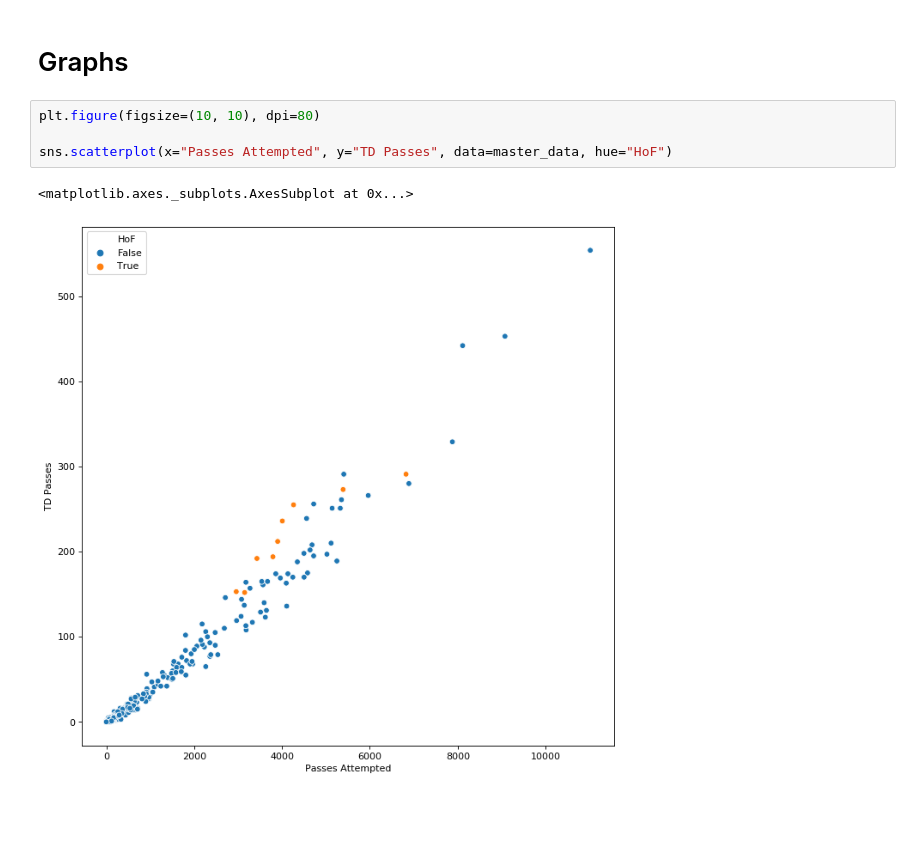
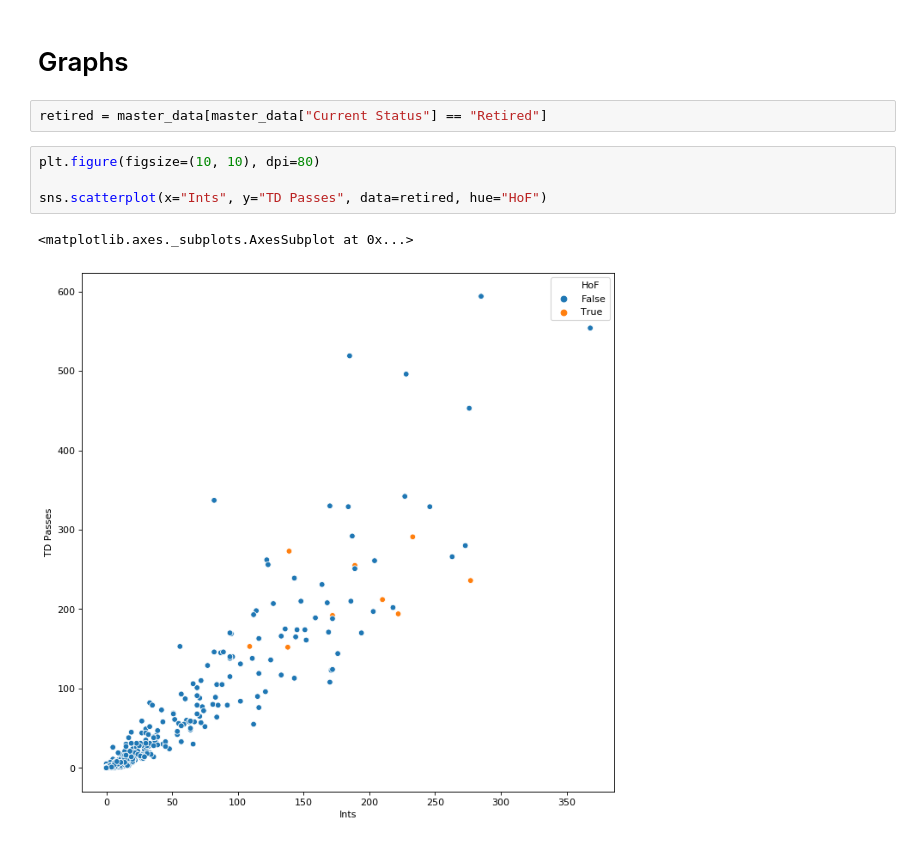
Before and after one commit to Fentonmiller/Fentonmiller.github.io, a Jupyter notebook: Final_Project.ipynb, the cells around one changed output. Saved outputs shown, nothing was run; the diff lists cells and outputs as text; blank space fills up the shorter version.

```diff
--- a/Final_Project.ipynb
+++ b/Final_Project.ipynb
@@ -445,9 +444,11 @@ master_data
 # %% [markdown]
 # Graphs
+# %%
+retired = master_data[master_data["Current Status"] == "Retired"]
 # %%
 plt.figure(figsize=(10, 10), dpi=80)
 
-sns.scatterplot(x="Passes Attempted", y="TD Passes", data=master_data, hue="HoF")
+sns.scatterplot(x="Ints", y="TD Passes", data=retired, hue="HoF")
 # %% [output]
 <matplotlib.axes._subplots.AxesSubplot at 0x...>
-[figure, old version]
+[figure, new version]
```
Also changed, not shown: parts of 6 cells of this notebook.
